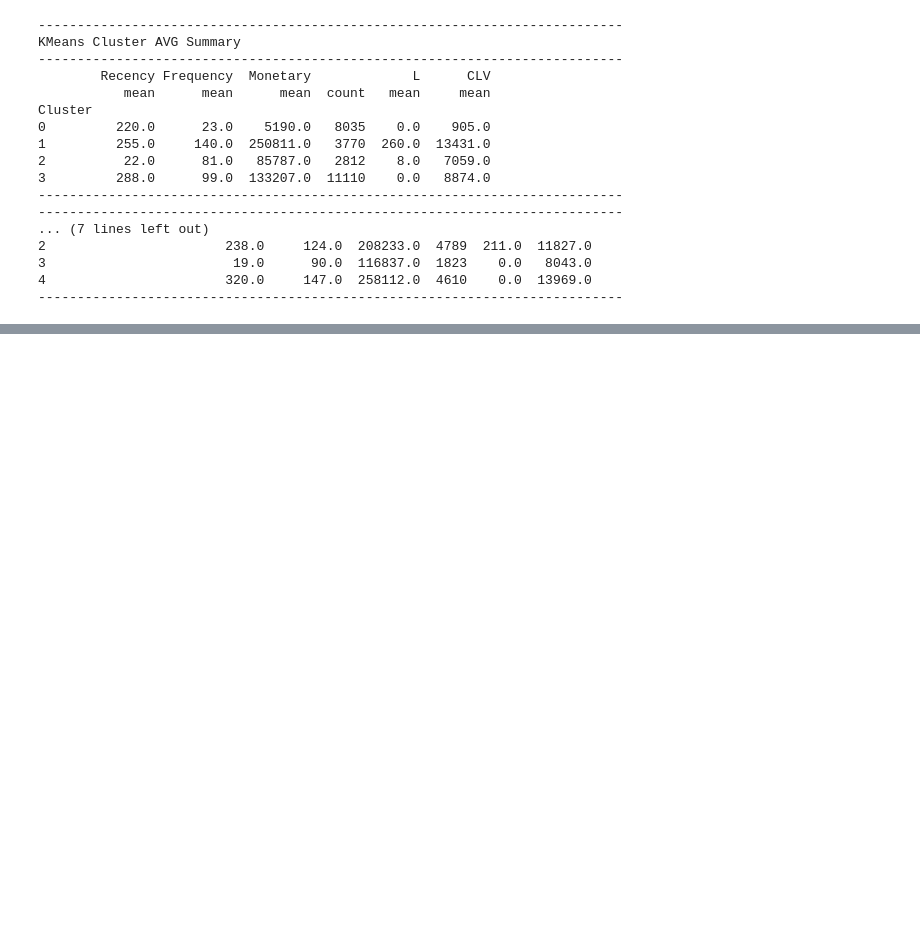
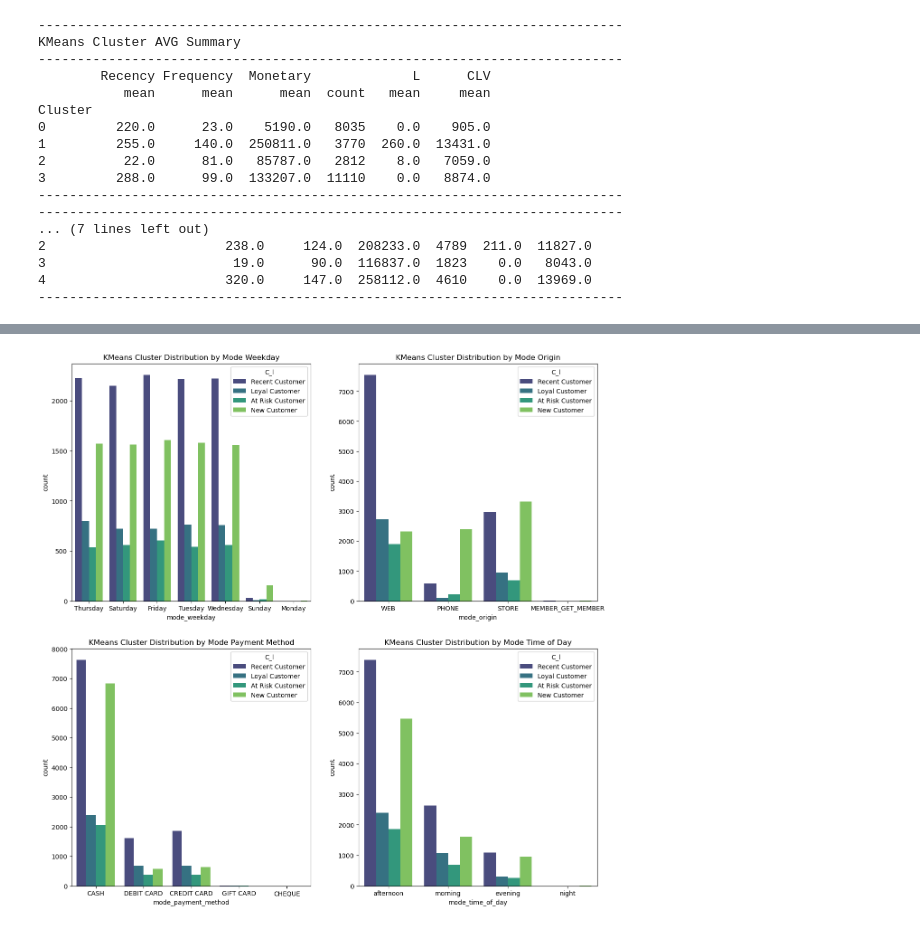
Before and after one commit to PeterBaraka/ml_fieldwork_lab, a Jupyter notebook: seg_clustering.ipynb, the cells around one changed output, grey strips where cells are left out. Saved outputs shown, nothing was run; the diff lists cells and outputs as text; code cells hidden in the pictures; blank space fills up the shorter version.

```diff
--- a/seg_clustering.ipynb
+++ b/seg_clustering.ipynb
@@ -492,0 +491,4 @@ plt.show()
+# %%
+# Read the RFM_Label csv file as df_og_labels
+df_og_labels = pd.read_csv('./datasets/1_SEGMENTATION/RFM_Label.csv')
+df_og_labels.head()
@@ -492,0 +502,5 @@ plt.show()
+# %%
+# Create a copy of df_og_label and drop Recency, Frequency, Monetary, L, AQC, CLV, R, F, M, RFM_Segment, RFM_Score columns
+og_labels = df_og_labels.copy()
+og_labels = og_labels.drop(['Recency', 'Frequency', 'Monetary', 'L', 'AQC', 'CLV', 'R', 'F', 'M', 'RFM_Segment', 'RFM_Score'], axis=1)
+og_labels.head()
@@ -492,0 +514,4 @@ plt.show()
+# %%
+# Merge df with og_labels on CUSTOMER_ID as df_labels
+df_labels = pd.merge(df, og_labels, on='CUSTOMER_ID')
+df_labels.head()
@@ -492,0 +525,7 @@ plt.show()
+# %%
+# Add new columns C_l and CA_l as follows:
+# C_l from Cluster where the values are 0 - 'New Customer', 1 - 'Loyal Customer', 2 - 'At Risk Customer', 3 - 'Recent Customer'
+# CA_l from Cluster_Agglomerative where the values are 0 - 'New Customer', 1 - 'Switching Customer', 2 - 'Loyal Customer', 3 - 'At Risk Customer', 4 - 'Recent Customer'
+df_labels['C_l'] = df_labels['Cluster'].map({0: 'New Customer', 1: 'Loyal Customer', 2: 'At Risk Customer', 3: 'Recent Customer'})
+df_labels['CA_l'] = df_labels['Cluster_Agglomerative'].map({0: 'New Customer', 1: 'Switching Customer', 2: 'Loyal Customer', 3: 'At Risk Customer', 4: 'Recent Customer'})
+df_labels.head()
@@ -492,0 +539,23 @@ plt.show()
+# %%
+# Plot the distribution of df_labels['C_l'] against the following columns: mode_weekday, mode_origin, mode_payment_method, mode_time_of_day
+plt.figure(figsize=(15, 15))
+
+plt.subplot(2, 2, 1)
+sns.countplot(x='mode_weekday', hue='C_l', data=df_labels, palette='viridis')
+plt.title('KMeans Cluster Distribution by Mode Weekday')
+
+plt.subplot(2, 2, 2)
+sns.countplot(x='mode_origin', hue='C_l', data=df_labels, palette='viridis')
+plt.title('KMeans Cluster Distribution by Mode Origin')
+
+plt.subplot(2, 2, 3)
+sns.countplot(x='mode_payment_method', hue='C_l', data=df_labels, palette='viridis')
+plt.title('KMeans Cluster Distribution by Mode Payment Method')
+
+plt.subplot(2, 2, 4)
+sns.countplot(x='mode_time_of_day', hue='C_l', data=df_labels, palette='viridis')
+plt.title('KMeans Cluster Distribution by Mode Time of Day')
+
+plt.show()
+# %% [output]
+[figure, added]
```
Also changed, not shown: parts of 17 cells of this notebook, 1 other file.
